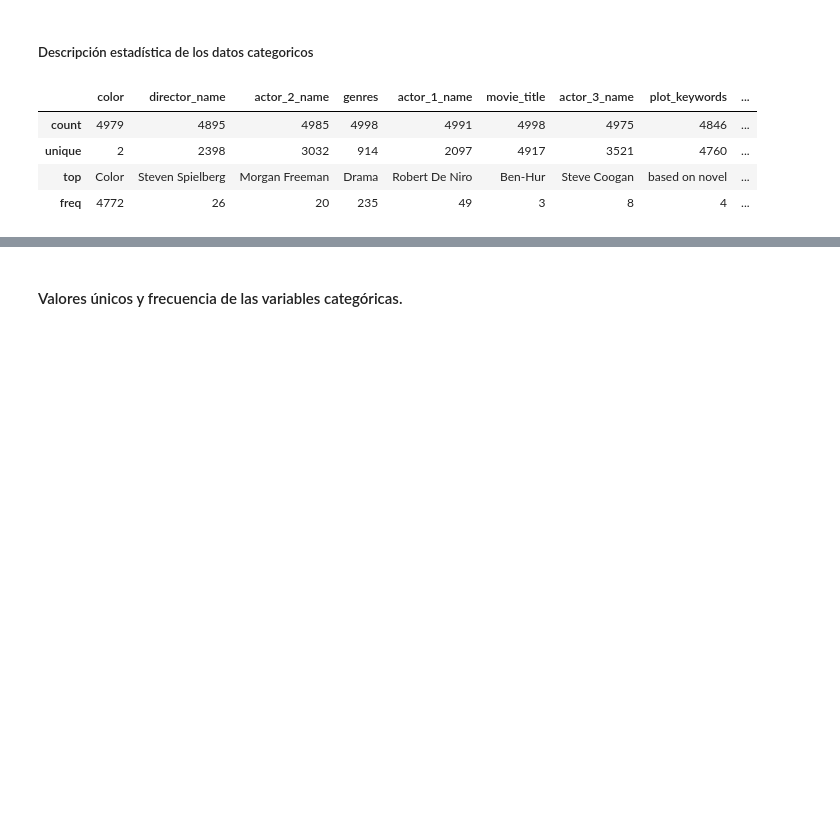
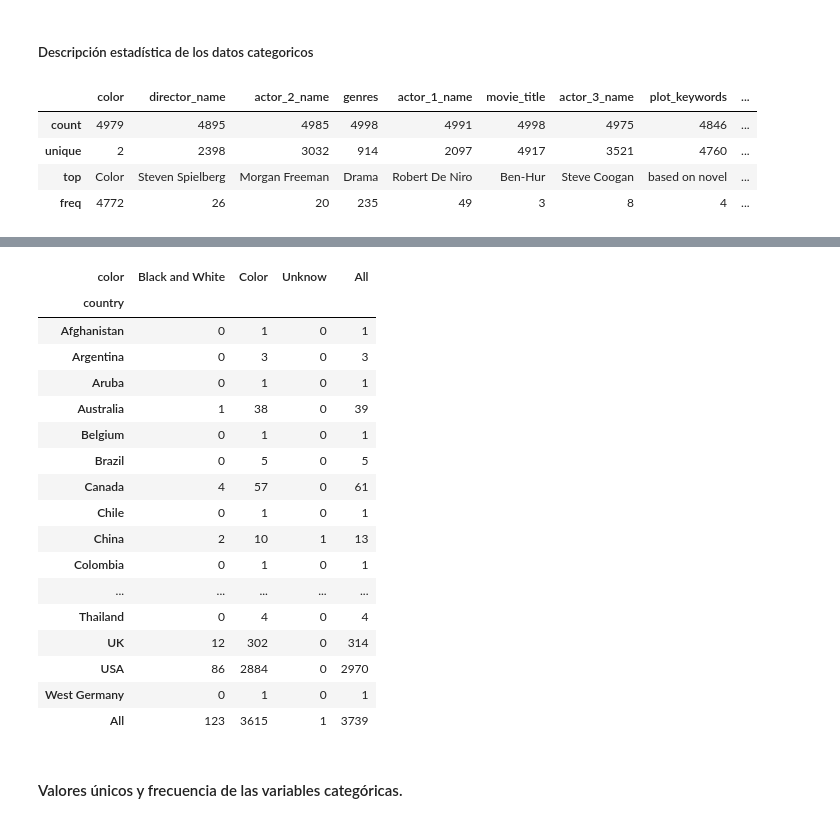
Before and after one commit to antoanela31/ETL-EDA-antoanela, a Jupyter notebook: re-evaluacion-mod2.ipynb, the cells around one changed output, grey strips where cells are left out. Saved outputs shown, nothing was run; the diff lists cells and outputs as text; code cells hidden in the pictures; blank space fills up the shorter version.

```diff
--- a/re-evaluacion-mod2.ipynb
+++ b/re-evaluacion-mod2.ipynb
@@ -250,3 +255,27 @@ categoricas
+# %%
+# a traves de una tabla de contigencia podemos ver si hay relacion entre dos variables categoricas, en este caso nos crea una tabla de cada pais
+# que si las peliculas son de color o en blanco en negro
+pd.crosstab(index=df['country'],
+            columns=df['color'], margins=True) #margins para que nos saque los totales
+# %% [output]
+| color | Black and White | Color | Unknow | All |
+| country |  |  |  |  |
+| Afghanistan | 0 | 1 | 0 | 1 |
+| Argentina | 0 | 3 | 0 | 3 |
+| Aruba | 0 | 1 | 0 | 1 |
+| Australia | 1 | 38 | 0 | 39 |
+| Belgium | 0 | 1 | 0 | 1 |
+| Brazil | 0 | 5 | 0 | 5 |
+| Canada | 4 | 57 | 0 | 61 |
+| Chile | 0 | 1 | 0 | 1 |
+| China | 2 | 10 | 1 | 13 |
+| Colombia | 0 | 1 | 0 | 1 |
+| ... | ... | ... | ... | ... |
+| Thailand | 0 | 4 | 0 | 4 |
+| UK | 12 | 302 | 0 | 314 |
+| USA | 86 | 2884 | 0 | 2970 |
+| West Germany | 0 | 1 | 0 | 1 |
+| All | 123 | 3615 | 1 | 3739 |
 # %% [markdown]
 #### Valores únicos y frecuencia de las variables categóricas.
 # %%
```
Also changed, not shown: parts of 2 cells of this notebook, 3 other files.
